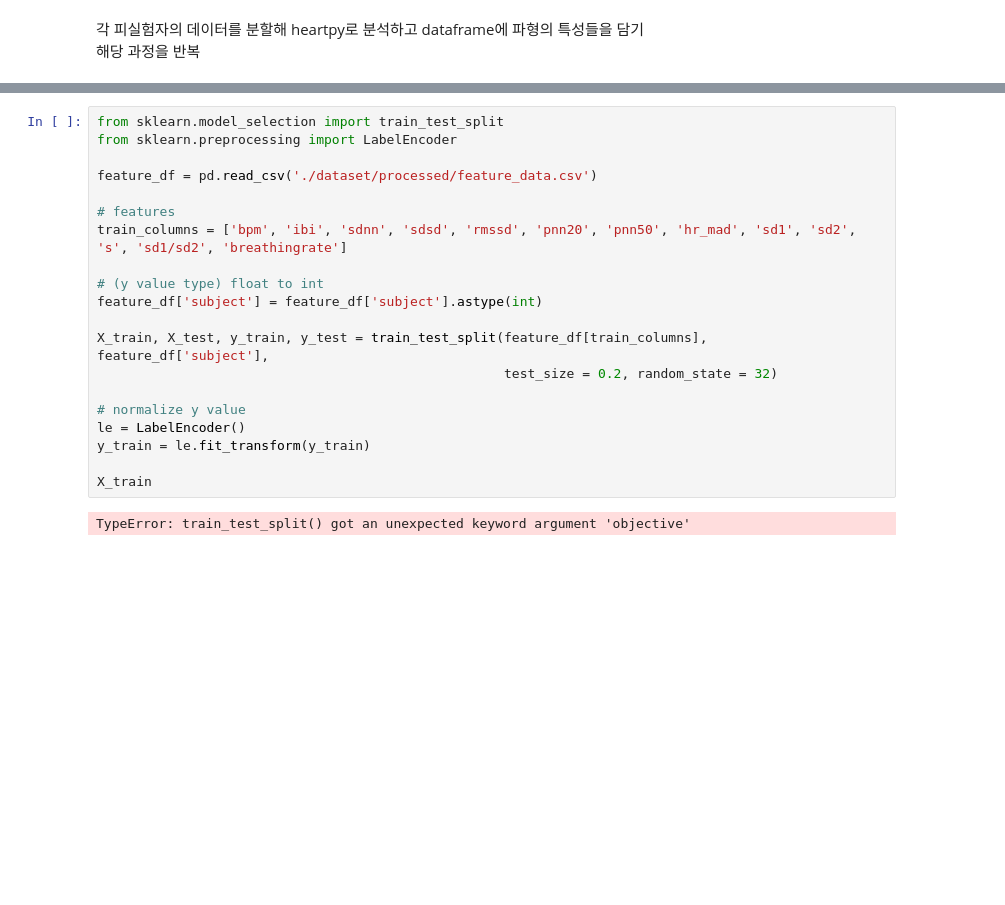
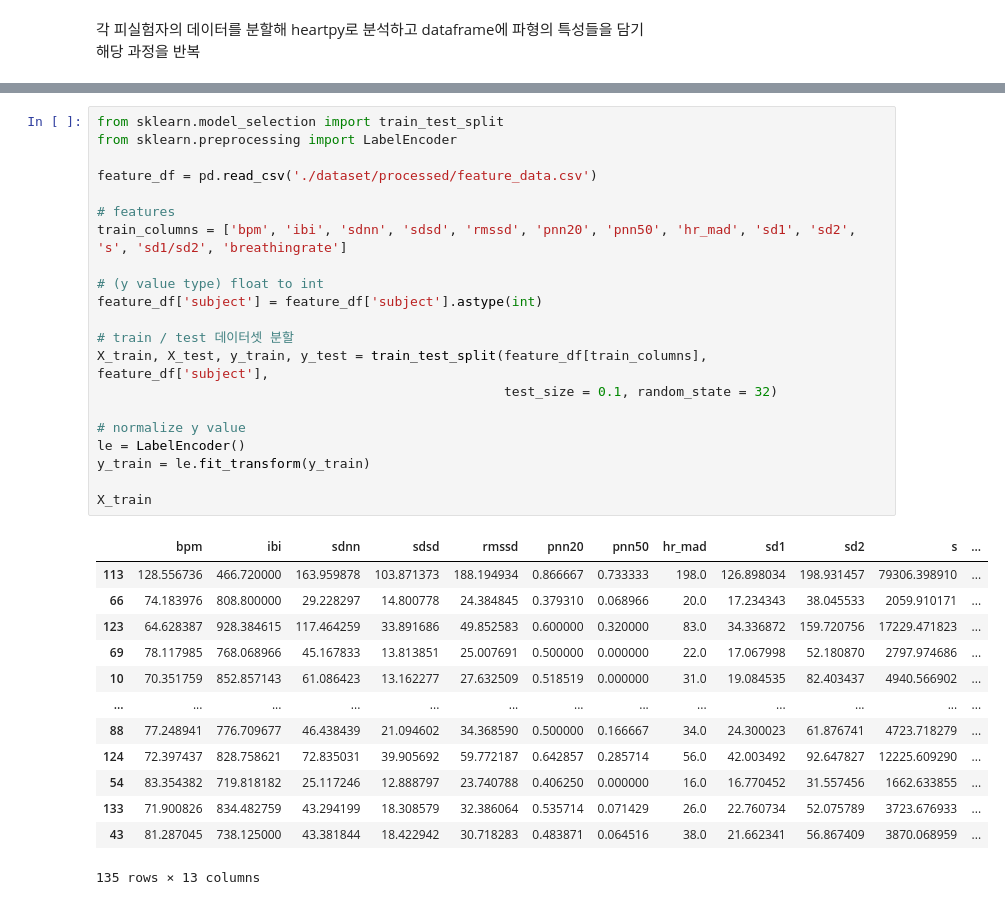
Before and after one commit to kumass2020/Multi-Modality-Person-Recognition, a Jupyter notebook: human_recognition.ipynb, the cells around one changed output, grey strips where cells are left out. Drawn from its saved outputs; the diff is of its cells as text; blank space fills up the shorter version.

```diff
--- a/human_recognition.ipynb
+++ b/human_recognition.ipynb
@@ -189,25 +189,38 @@ of squared residuals does not satisfy the condition abs(fp-s)/s < tol.
 # %%
 from sklearn.model_selection import train_test_split
 from sklearn.preprocessing import LabelEncoder
 
 feature_df = pd.read_csv('./dataset/processed/feature_data.csv')
 
 # features
 train_columns = ['bpm', 'ibi', 'sdnn', 'sdsd', 'rmssd', 'pnn20', 'pnn50', 'hr_mad', 'sd1', 'sd2', 's', 'sd1/sd2', 'breathingrate']
 
 # (y value type) float to int
 feature_df['subject'] = feature_df['subject'].astype(int)
 
+# train / test 데이터셋 분할
 X_train, X_test, y_train, y_test = train_test_split(feature_df[train_columns], feature_df['subject'],
-                                                    test_size = 0.2, random_state = 32)
+                                                    test_size = 0.1, random_state = 32)
 
 # normalize y value
 le = LabelEncoder()
 y_train = le.fit_transform(y_train)
 
 X_train
 # %% [output]
+|  | bpm | ibi | sdnn | sdsd | rmssd | pnn20 | pnn50 | hr_mad | sd1 | sd2 | s | ... |
+| 113 | 128.556736 | 466.720000 | 163.959878 | 103.871373 | 188.194934 | 0.866667 | 0.733333 | 198.0 | 126.898034 | 198.931457 | 79306.398910 | ... |
+| 66 | 74.183976 | 808.800000 | 29.228297 | 14.800778 | 24.384845 | 0.379310 | 0.068966 | 20.0 | 17.234343 | 38.045533 | 2059.910171 | ... |
+| 123 | 64.628387 | 928.384615 | 117.464259 | 33.891686 | 49.852583 | 0.600000 | 0.320000 | 83.0 | 34.336872 | 159.720756 | 17229.471823 | ... |
+| 69 | 78.117985 | 768.068966 | 45.167833 | 13.813851 | 25.007691 | 0.500000 | 0.000000 | 22.0 | 17.067998 | 52.180870 | 2797.974686 | ... |
+| 10 | 70.351759 | 852.857143 | 61.086423 | 13.162277 | 27.632509 | 0.518519 | 0.000000 | 31.0 | 19.084535 | 82.403437 | 4940.566902 | ... |
+| ... | ... | ... | ... | ... | ... | ... | ... | ... | ... | ... | ... | ... |
+| 88 | 77.248941 | 776.709677 | 46.438439 | 21.094602 | 34.368590 | 0.500000 | 0.166667 | 34.0 | 24.300023 | 61.876741 | 4723.718279 | ... |
+| 124 | 72.397437 | 828.758621 | 72.835031 | 39.905692 | 59.772187 | 0.642857 | 0.285714 | 56.0 | 42.003492 | 92.647827 | 12225.609290 | ... |
+| 54 | 83.354382 | 719.818182 | 25.117246 | 12.888797 | 23.740788 | 0.406250 | 0.000000 | 16.0 | 16.770452 | 31.557456 | 1662.633855 | ... |
+| 133 | 71.900826 | 834.482759 | 43.294199 | 18.308579 | 32.386064 | 0.535714 | 0.071429 | 26.0 | 22.760734 | 52.075789 | 3723.676933 | ... |
+| 43 | 81.287045 | 738.125000 | 43.381844 | 18.422942 | 30.718283 | 0.483871 | 0.064516 | 38.0 | 21.662341 | 56.867409 | 3870.068959 | ... |
-TypeError: train_test_split() got an unexpected keyword argument 'objective'
+135 rows × 13 columns
 # %%
 from xgboost import XGBClassifier
 
```
Also changed, not shown: parts of 7 cells of this notebook, 1 other file.
